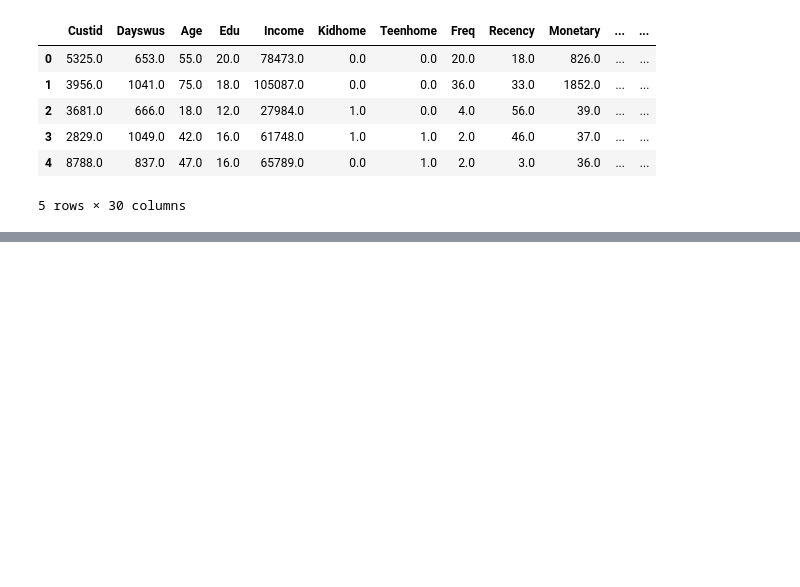
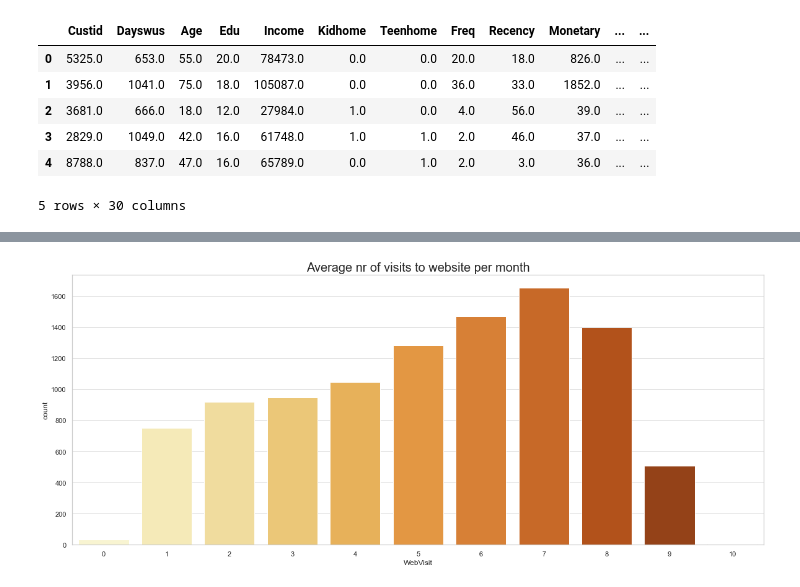
Before and after one commit to fredericojpr/BC1_Customer_Segmentation, a Jupyter notebook: scripts/EDA_frederico.ipynb, the cells around one changed output, grey strips where cells are left out. Saved outputs shown, nothing was run; the diff lists cells and outputs as text; code cells hidden in the pictures; blank space fills up the shorter version.

```diff
--- a/scripts/EDA_frederico.ipynb
+++ b/scripts/EDA_frederico.ipynb
@@ -79,0 +76,9 @@ h
+# %%
+data['WebVisit'] = data['WebVisit'].astype(int)
+
+plt.rcParams['figure.figsize'] = (20, 8)
+sns.countplot(data['WebVisit'], palette = 'YlOrBr')
+plt.title('Average nr of visits to website per month', fontsize = 20)
+plt.show()
+# %% [output]
+[figure, added]
```
Also changed, not shown: parts of 4 cells of this notebook.
